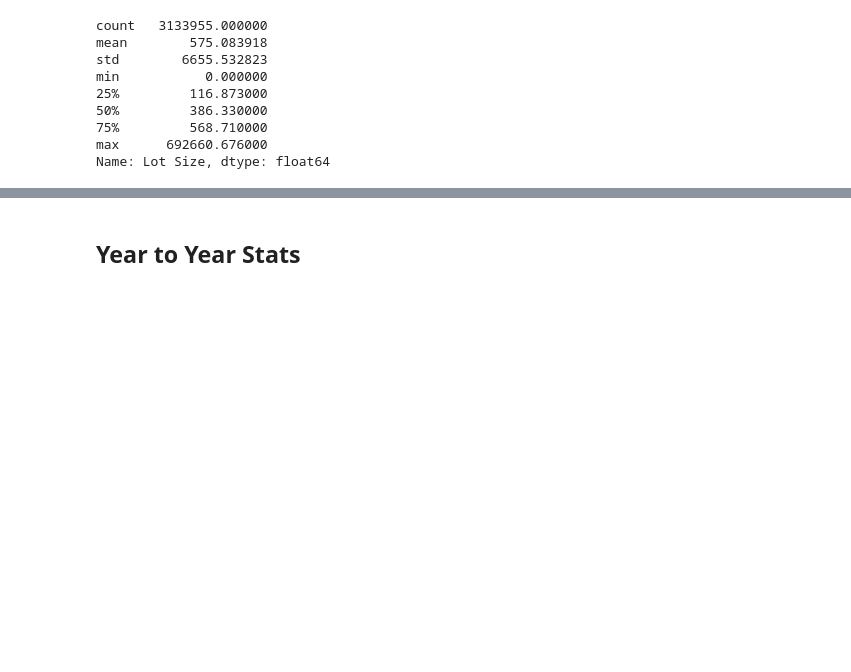
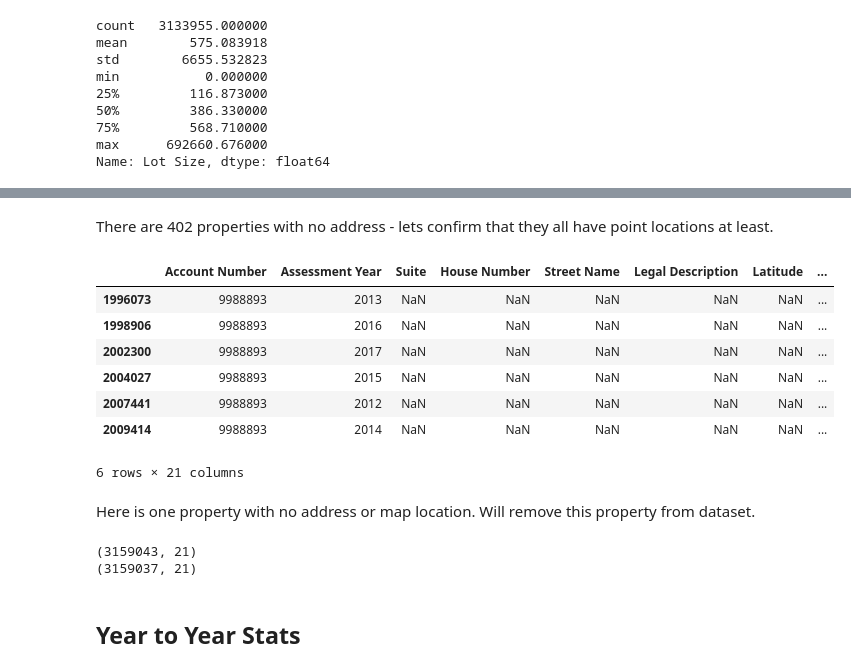
Before and after one commit to mcmccaig/prop_price, a Jupyter notebook: notebooks/EDA.ipynb, the cells around one changed output, grey strips where cells are left out. Drawn from its saved outputs; the diff is of its cells as text; code cells hidden in the pictures; blank space fills up the shorter version.

```diff
--- a/notebooks/EDA.ipynb
+++ b/notebooks/EDA.ipynb
@@ -128,0 +222,15 @@ Name: Lot Size, dtype: float64
+# %% [markdown]
+There are 402 properties with no address - lets confirm that they all have point locations at least.
+# %%
+no_addy_df[no_addy_df['Point Location'].isnull() == True]
+# %% [output]
+|  | Account Number | Assessment Year | Suite | House Number | Street Name | Legal Description | Latitude | ... |
+| 1996073 | 9988893 | 2013 | NaN | NaN | NaN | NaN | NaN | ... |
+| 1998906 | 9988893 | 2016 | NaN | NaN | NaN | NaN | NaN | ... |
+| 2002300 | 9988893 | 2017 | NaN | NaN | NaN | NaN | NaN | ... |
+| 2004027 | 9988893 | 2015 | NaN | NaN | NaN | NaN | NaN | ... |
+| 2007441 | 9988893 | 2012 | NaN | NaN | NaN | NaN | NaN | ... |
+| 2009414 | 9988893 | 2014 | NaN | NaN | NaN | NaN | NaN | ... |
+6 rows × 21 columns
+# %% [markdown]
+Here is one property with no address or map location. Will remove this property from dataset.
@@ -129,3 +239,11 @@ Name: Lot Size, dtype: float64
+# %%
+print(resi_house_data.shape)
+resi_house_data.drop(remove_index_list, inplace=True)
+#confirm drop
+print(resi_house_data.shape)
+# %% [output]
+(3159043, 21)
+(3159037, 21)
 # %% [markdown]
 ## Year to Year Stats
 # %%
```
Also changed, not shown: parts of 37 cells of this notebook.
